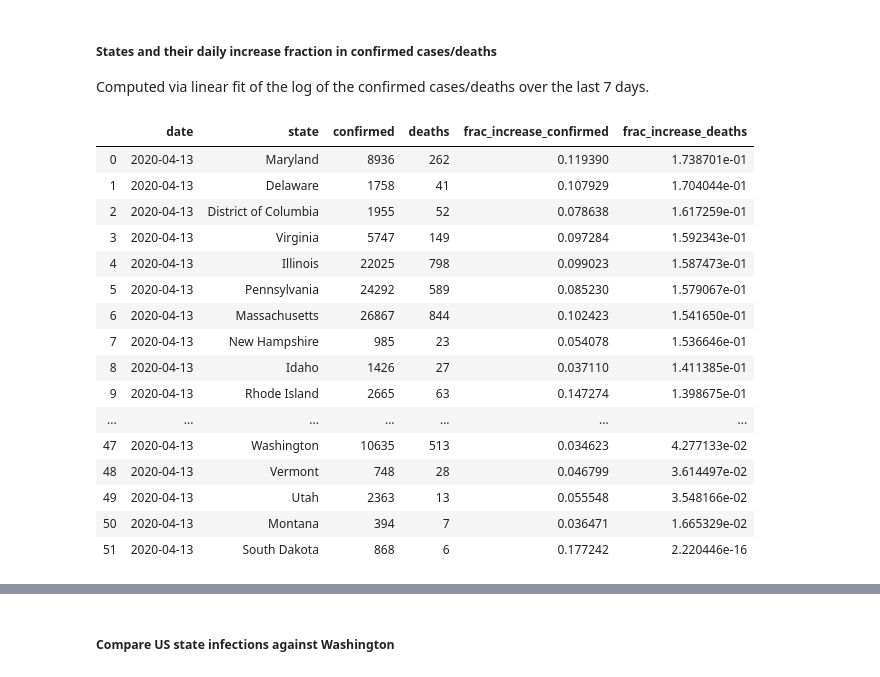
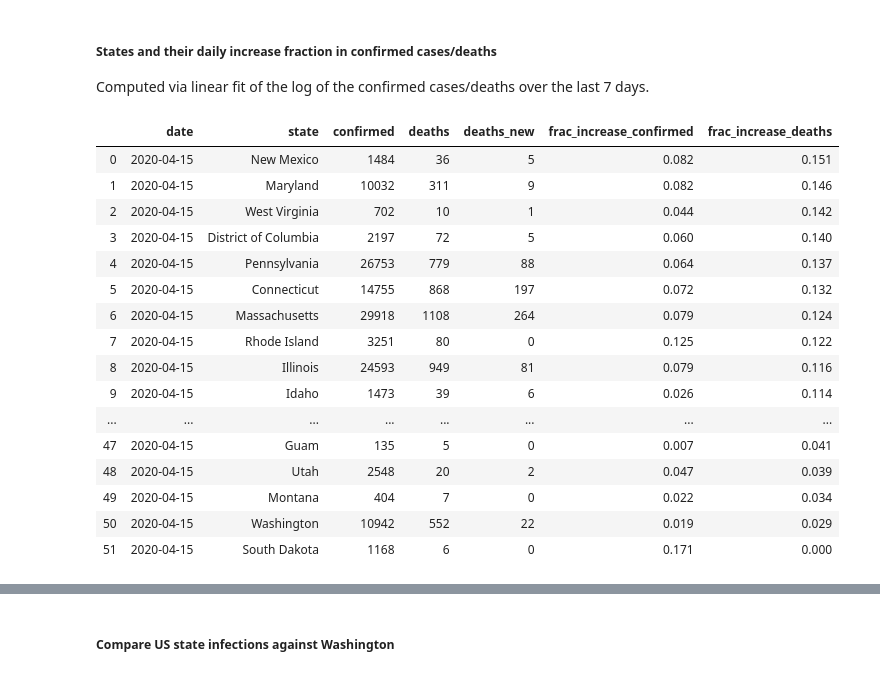
Before and after one commit to tboats/covid-19_analysis, a Jupyter notebook: analysis_covid-19.ipynb, the cells around one changed output, grey strips where cells are left out. Saved outputs shown, nothing was run; the diff lists cells and outputs as text; code cells hidden in the pictures.

```diff
--- a/analysis_covid-19.ipynb
+++ b/analysis_covid-19.ipynb
@@ -1143,42 +1148,46 @@ Computed via linear fit of the log of the confirmed cases/deaths over the last 7
 # %%
 # latest date
 dt_latest = dfp_us_g['date'].max()
 dfp_us_g_latest = dfp_us_g[dfp_us_g['date'] == dt_latest].copy()
 
 # what is the distribution in % increase in deaths?
 dfp_state_increase = (dfp_state_forecasts_out_1[(dfp_state_forecasts_out_1['date'] == dfp_state_forecasts_out_1['date'].max()) &
                                                 (dfp_state_forecasts_out_1['deaths_pred'] > 2)
                                                ].
                       sort_values(by='frac_increase_deaths', ascending=0).
                       reset_index(drop=True)
                      )
 increase_cols = ['state', 'frac_increase_confirmed', 'frac_increase_deaths']
-curr_cols = ['date', 'state', 'confirmed', 'deaths']
-dfp_state_increase_m = dfp_us_g_latest[curr_cols].merge(dfp_state_increase[increase_cols], on=['state'], how='inner')
-for col in ['confirmed', 'deaths']:
+curr_cols = ['date', 'state']
+int_cols = ['confirmed', 'deaths', 'deaths_new']
+float_cols = ['frac_increase_confirmed', 'frac_increase_deaths']
+dfp_state_increase_m = dfp_us_g_latest[curr_cols + int_cols].merge(dfp_state_increase[increase_cols], on=['state'], how='inner')
+for col in int_cols:
     dfp_state_increase_m[col] = dfp_state_increase_m[col].apply(int)
-(dfp_state_increase_m[['date', 'state', 'confirmed', 'deaths', 'frac_increase_confirmed', 'frac_increase_deaths']].
+for col in float_cols:
+    dfp_state_increase_m[col] = dfp_state_increase_m[col].apply(lambda x: np.round(float(x),3))
+(dfp_state_increase_m[curr_cols + int_cols + float_cols].
  sort_values(by='frac_increase_deaths', ascending=0).
  reset_index(drop=True)
 )
 # %% [output]
-|  | date | state | confirmed | deaths | frac_increase_confirmed | frac_increase_deaths |
-| 0 | 2020-04-13 | Maryland | 8936 | 262 | 0.119390 | 1.738701e-01 |
-| 1 | 2020-04-13 | Delaware | 1758 | 41 | 0.107929 | 1.704044e-01 |
-| 2 | 2020-04-13 | District of Columbia | 1955 | 52 | 0.078638 | 1.617259e-01 |
-| 3 | 2020-04-13 | Virginia | 5747 | 149 | 0.097284 | 1.592343e-01 |
-| 4 | 2020-04-13 | Illinois | 22025 | 798 | 0.099023 | 1.587473e-01 |
-| 5 | 2020-04-13 | Pennsylvania | 24292 | 589 | 0.085230 | 1.579067e-01 |
-| 6 | 2020-04-13 | Massachusetts | 26867 | 844 | 0.102423 | 1.541650e-01 |
-| 7 | 2020-04-13 | New Hampshire | 985 | 23 | 0.054078 | 1.536646e-01 |
-| 8 | 2020-04-13 | Idaho | 1426 | 27 | 0.037110 | 1.411385e-01 |
-| 9 | 2020-04-13 | Rhode Island | 2665 | 63 | 0.147274 | 1.398675e-01 |
-| ... | ... | ... | ... | ... | ... | ... |
-| 47 | 2020-04-13 | Washington | 10635 | 513 | 0.034623 | 4.277133e-02 |
-| 48 | 2020-04-13 | Vermont | 748 | 28 | 0.046799 | 3.614497e-02 |
-| 49 | 2020-04-13 | Utah | 2363 | 13 | 0.055548 | 3.548166e-02 |
-| 50 | 2020-04-13 | Montana | 394 | 7 | 0.036471 | 1.665329e-02 |
-| 51 | 2020-04-13 | South Dakota | 868 | 6 | 0.177242 | 2.220446e-16 |
+|  | date | state | confirmed | deaths | deaths_new | frac_increase_confirmed | frac_increase_deaths |
+| 0 | 2020-04-15 | New Mexico | 1484 | 36 | 5 | 0.082 | 0.151 |
+| 1 | 2020-04-15 | Maryland | 10032 | 311 | 9 | 0.082 | 0.146 |
+| 2 | 2020-04-15 | West Virginia | 702 | 10 | 1 | 0.044 | 0.142 |
+| 3 | 2020-04-15 | District of Columbia | 2197 | 72 | 5 | 0.060 | 0.140 |
+| 4 | 2020-04-15 | Pennsylvania | 26753 | 779 | 88 | 0.064 | 0.137 |
+| 5 | 2020-04-15 | Connecticut | 14755 | 868 | 197 | 0.072 | 0.132 |
+| 6 | 2020-04-15 | Massachusetts | 29918 | 1108 | 264 | 0.079 | 0.124 |
+| 7 | 2020-04-15 | Rhode Island | 3251 | 80 | 0 | 0.125 | 0.122 |
+| 8 | 2020-04-15 | Illinois | 24593 | 949 | 81 | 0.079 | 0.116 |
+| 9 | 2020-04-15 | Idaho | 1473 | 39 | 6 | 0.026 | 0.114 |
+| ... | ... | ... | ... | ... | ... | ... | ... |
+| 47 | 2020-04-15 | Guam | 135 | 5 | 0 | 0.007 | 0.041 |
+| 48 | 2020-04-15 | Utah | 2548 | 20 | 2 | 0.047 | 0.039 |
+| 49 | 2020-04-15 | Montana | 404 | 7 | 0 | 0.022 | 0.034 |
+| 50 | 2020-04-15 | Washington | 10942 | 552 | 22 | 0.019 | 0.029 |
+| 51 | 2020-04-15 | South Dakota | 1168 | 6 | 0 | 0.171 | 0.000 |
 # %%
 dfp_state_increase_m['frac_increase_deaths'].hist(bins=20)
 plt.xlabel('relative increase in deaths')
```
Also changed, not shown: parts of 31 cells of this notebook, 4 other files.
